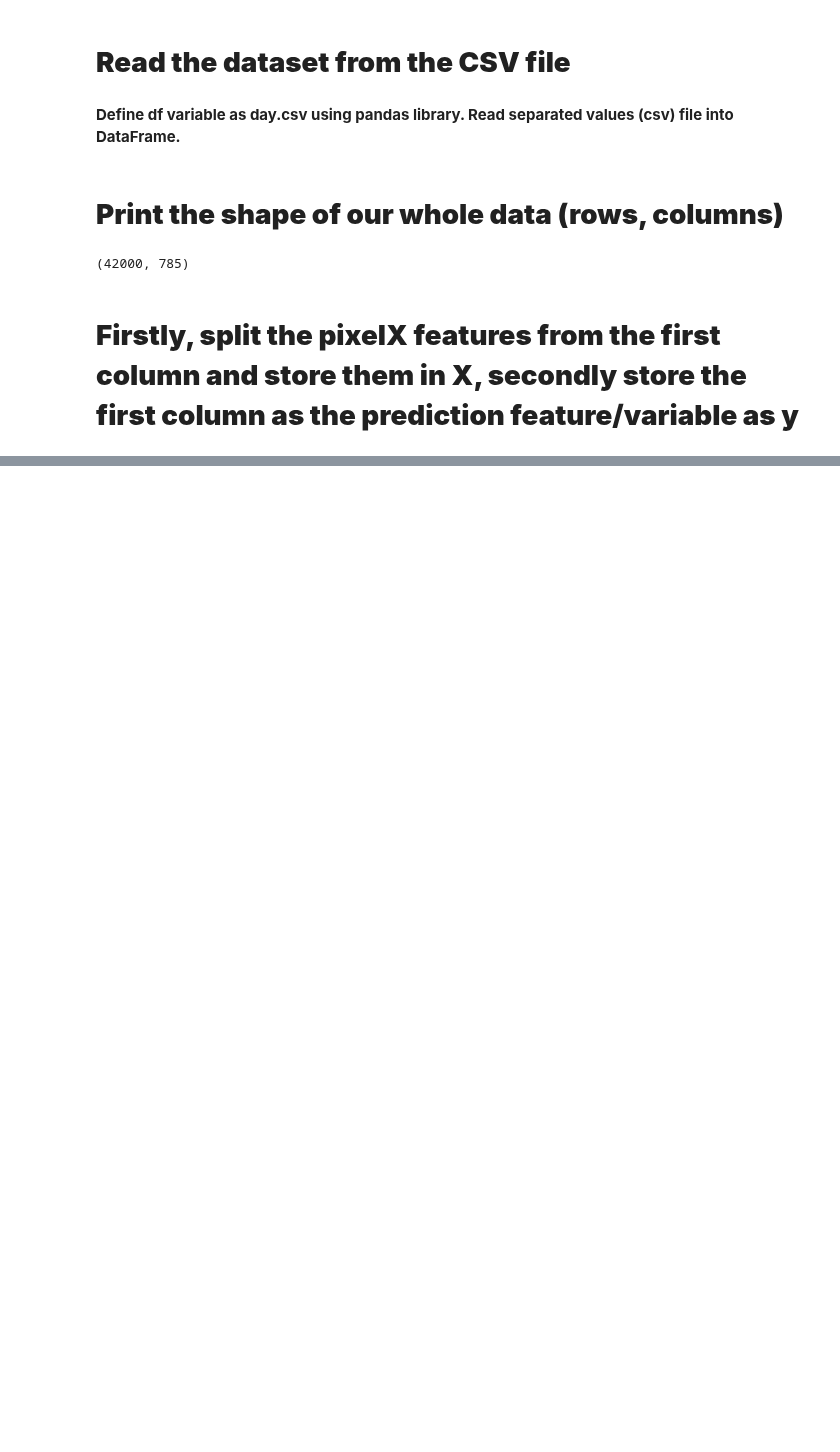
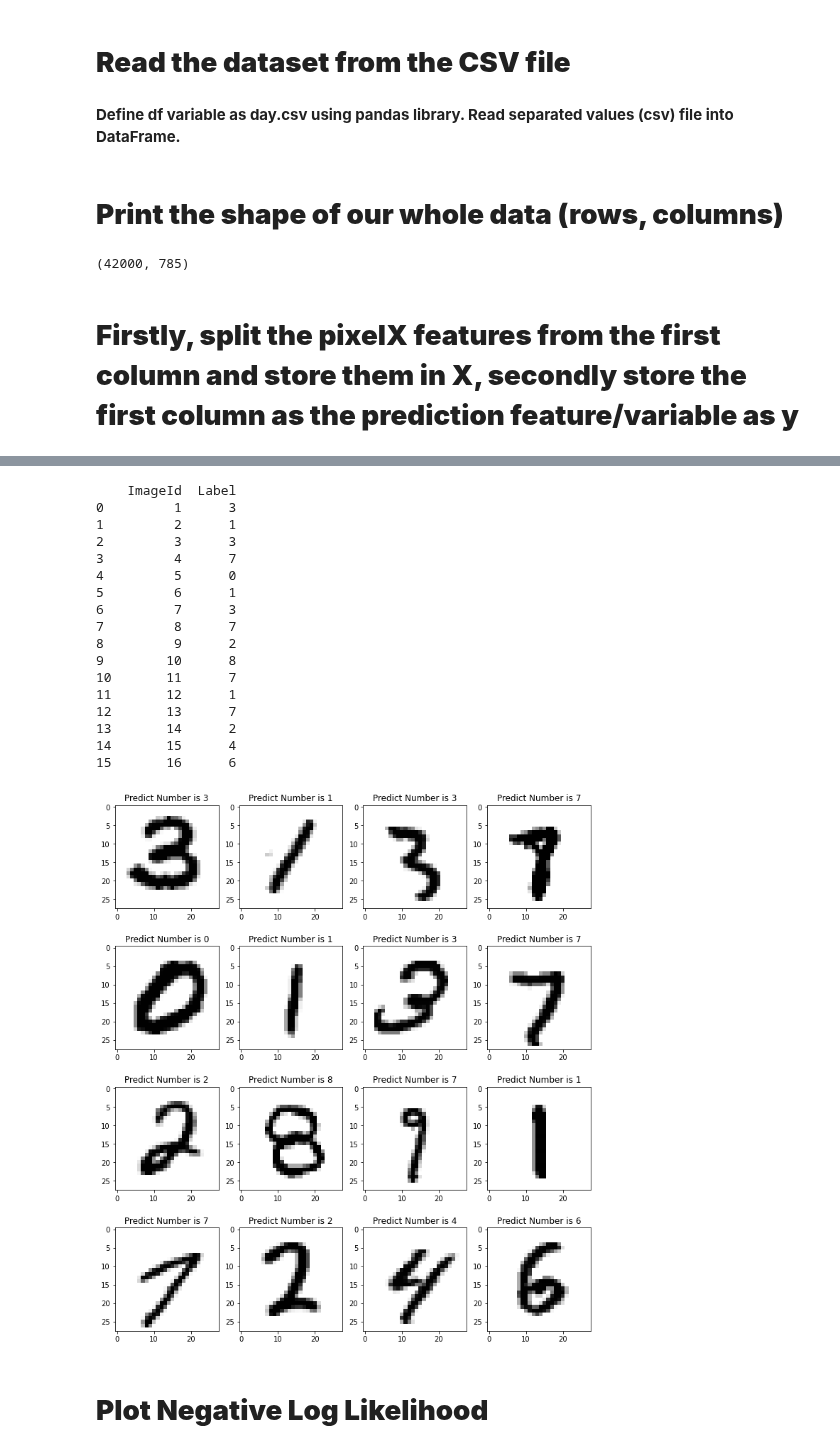
Before and after one commit to hellfireworld/MachineLearning, a Jupyter notebook: digit_recognizer_CNN.ipynb, the cells around one changed output, grey strips where cells are left out. Cells and saved outputs as stored; diff of their text form; code cells hidden in the pictures; blank space fills up the shorter version.

```diff
--- a/digit_recognizer_CNN.ipynb
+++ b/digit_recognizer_CNN.ipynb
@@ -388,3 +397,38 @@ Average Val Loss: 0.1449, Val Accuracy: 5364/5600 (95.786%)
+# %%
+sample_subm = r'/gdrive/My Drive/datasets/sample_submission.csv'
+submission_df = pd.read_csv(sample_subm)
+
+submission_df['Label'] = test_set_preds.numpy().squeeze()
+print(submission_df.iloc[:16, :2])
+#submission_df.head()
+#print(test_set_preds)
+y_pred = submission_df['Label'].values
+
+fig, axis = plt.subplots(4, 4, figsize=(12, 14))
+for i, ax in enumerate(axis.flat):
+    ax.imshow(test_images[i], cmap='binary')
+    ax.set(title = f"Predict Number is {y_pred[i]}");
+# %% [output]
+    ImageId  Label
+0         1      3
+1         2      1
+2         3      3
+3         4      7
+4         5      0
+5         6      1
+6         7      3
+7         8      7
+8         9      2
+9        10      8
+10       11      7
+11       12      1
+12       13      7
+13       14      2
+14       15      4
+15       16      6
+[figure, added]
+# %% [markdown]
+# **Plot Negative Log Likelihood**
 # %%
     fig = plt.figure()
     plt.plot(train_counter, train_losses, color='blue')
```
Also changed, not shown: parts of 5 cells of this notebook.
